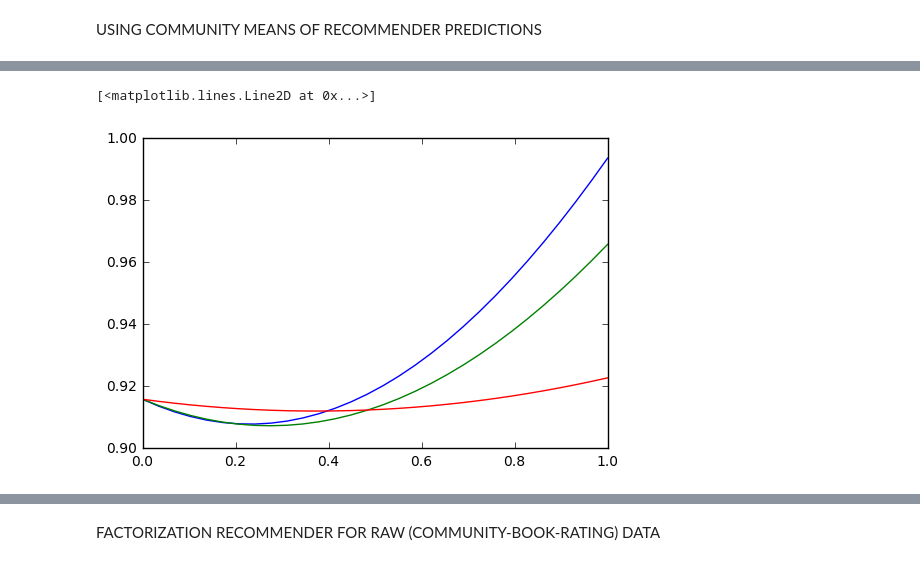
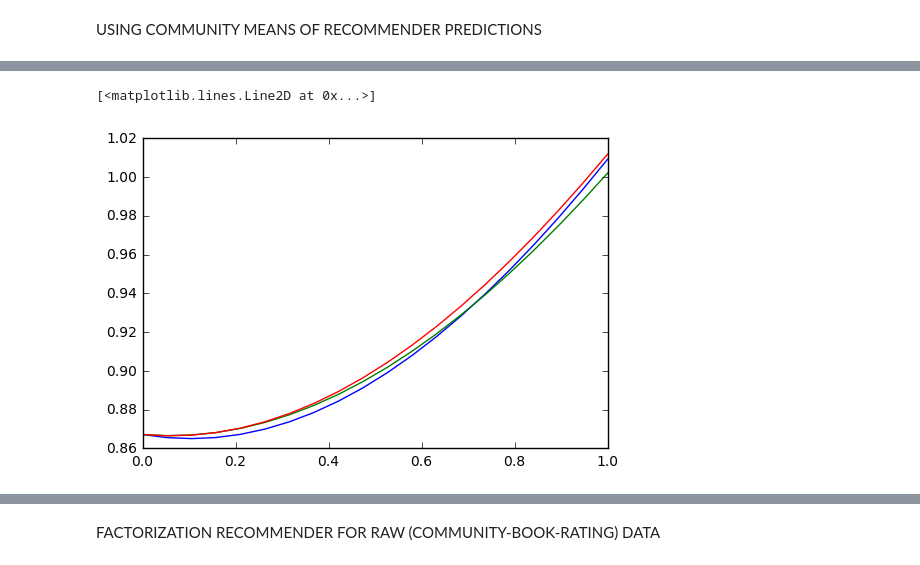
Before and after one commit to rfriel/goodreads_rating_prediction, a Jupyter notebook: src/modeling.ipynb, the cells around one changed output, grey strips where cells are left out. Cells and saved outputs as stored; diff of their text form; code cells hidden in the pictures.

```diff
--- a/src/modeling.ipynb
+++ b/src/modeling.ipynb
@@ -677,14 +629,14 @@ plt.plot(adjX, adjWeights2)
 # %%
-rec_engine = surprisePredWrapper(gr_KNNBaseline)
+rec_engine = surprisePredWrapper(gr_SVD)
 
 meanWeights = np.linspace(0,0.5,20)
 
 #SIMPLE PREDICTION FROM COMM MEANS
 
-rmsesSimple = []
+rmsesSimpleNew = []
 
 for weight in meanWeights:
-    rmsesSimple.append(\
+    rmsesSimpleNew.append(\
                 mixedPred(glRatingsTestWithComm, \
                           commMeansTrain, commBookMeansTrain, commBookMeansTrain, rec_engine, rec_engine, \
                           numTrainRatings_Test, \
@@ -735,11 +685,5 @@ optimalWeight
 # %%
-rmsesSocial = []
-
-rec_engine_social = surprisePredWrapper()
-
-for weight in meanWeights:
-    rmsesSocial.append(\
-                mixedPred(glRatingsTestWithComm, \
-                          commMeansTrain, commBookMeansTrain, commBookMeansTrain, rec_engine, rec_engine_social, \
+optimalPreds = pd.Series(mixedPred(glRatingsTestWithComm, \
+                          commMeansTrain, commBookMeansTrain, commBookMeansTrain, rec_engine, rec_engine, \
                           numTrainRatings_Test, \
-                          False, True, True, weight)[1])
+                          False, False, True, optimalWeight)[0])
@@ -848,6 +770,6 @@ sfTest = gl.SFrame(testDict)
 # %%
 allPreds = rec_engine.predict(sfTest)
 # %%
-sfTest.add_column(allPreds, 'preds')
+sfTest.add_column(gl.SArray(allPreds), 'preds')
 # %% [output]
 | bookID | userID | preds |
@@ -901,45 +823,46 @@ sfTest[['bookID', 'preds', 'comm']].groupby(['bookID', 'comm'], {'avgPreds': gl.
 Note: Only the head of the SFrame is printed.
 You can use print_rows(num_rows=m, num_columns=n) to print more rows and columns.
 # %%
-factorCommBookMeansTrain = {}
-for row in sfTest:
-    factorCommBookMeansTrain[(row['bookID'], row['comm'])] = row['preds']
+factorCommBookMeansTrain = {(row['bookID'], row['comm']):  row['preds'] for row in sfTest}
 # %%
-meanWeights = np.linspace(0,1,30)
+meanWeights = np.linspace(0,1,20)
 
 #SIMPLE PREDICTION FROM COMM MEANS
 rmsesSimple = []
 
 for weight in meanWeights:
     rmsesSimple.append(\
                 mixedPred(glRatingsTestWithComm, \
                           commMeansTrain, commBookMeansTrain, commBookMeansTrain, rec_engine, rec_engine, \
+                          numTrainRatings_Test, \
                           False, False, True, weight)[1])
 
 #SIMPLE PREDICTION FROM COMM MEANS (no book means)
 rmsesSimpleNoBookMeans = []
 
 for weight in meanWeights:
     rmsesSimpleNoBookMeans.append(\
                 mixedPred(glRatingsTestWithComm, \
                           commMeansTrain, commBookMeansTrain, commBookMeansTrain, rec_engine, rec_engine, \
+                          numTrainRatings_Test, \
                           False, False, False, weight)[1])
 
 #FACTORIZING COMM MEANS
 
 rmsesFac = []
 for weight in meanWeights:
     rmsesFac.append(\
                 mixedPred(glRatingsTestWithComm, \
                           commMeansTrain, commBookMeansTrain, factorCommBookMeansTrain, rec_engine, rec_engine, \
+                          numTrainRatings_Test, \
                           True, False, True, weight)[1])
 
 plt.plot(meanWeights, rmsesSimple, '-');
 plt.plot(meanWeights, rmsesSimpleNoBookMeans, '-');
 plt.plot(meanWeights, rmsesFac, '-')
 # %% [output]
 [<matplotlib.lines.Line2D at 0x...>]
-[figure, old version]
+[figure, new version]
 # %%
 print meanWeights[np.argmin(rmsesSimple)]
 print rmsesSimple[np.argmin(rmsesSimple)]
```
Also changed, not shown: parts of 90 cells of this notebook, 1 other file.
